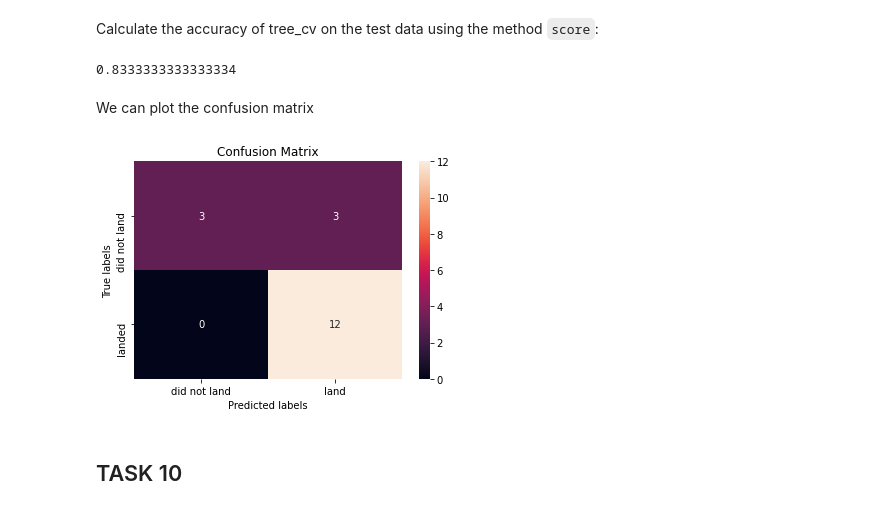
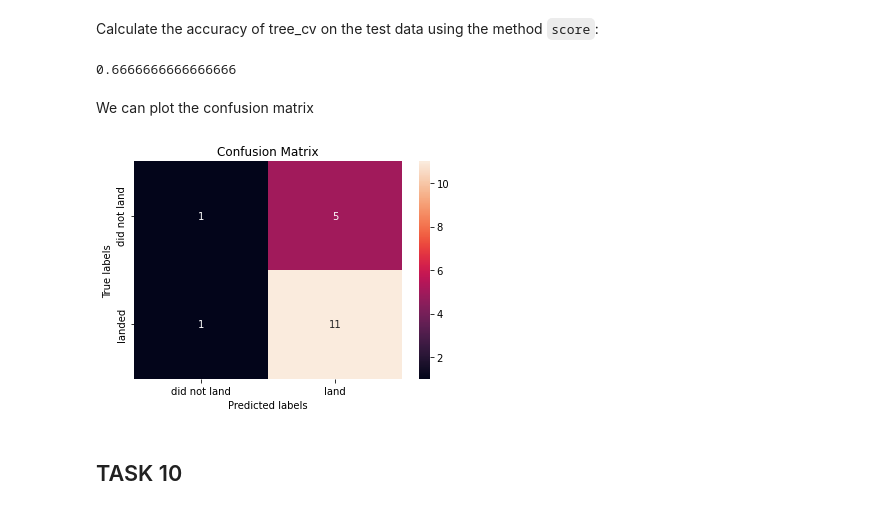
Before and after one commit to Lisony/IBM-data-science-course, a Jupyter notebook: SpaceX_Machine Learning Prediction_Part_5.ipynb, the cells around one changed output. Cells and saved outputs as stored; diff of their text form; code cells hidden in the pictures.

```diff
--- a/SpaceX_Machine Learning Prediction_Part_5.ipynb
+++ b/SpaceX_Machine Learning Prediction_Part_5.ipynb
@@ -262,17 +266,18 @@ accuracy : 0.875
 ## TASK  9
 # %% [markdown]
 Calculate the accuracy of tree_cv on the test data using the method <code>score</code>:
-# %%
-tree_cv.score(X_test, Y_test)
-# %% [output]
-0.8333333333333334
+# %%
+tree = DecisionTreeClassifier(criterion='gini', max_depth= 4, max_features = 'auto', min_samples_leaf= 2, min_samples_split= 10, splitter= 'best').fit(X_train, Y_train)
+tree.score(X_test, Y_test)
+# %% [output]
+0.6666666666666666
 # %% [markdown]
 We can plot the confusion matrix
 # %%
-yhat = svm_cv.predict(X_test)
+yhat = tree.predict(X_test)
 plot_confusion_matrix(Y_test,yhat)
 # %% [output]
-[figure, old version]
+[figure, new version]
 # %% [markdown]
 ## TASK  10
 # %% [markdown]
```
Also changed, not shown: parts of 13 cells of this notebook, 1 other file.
